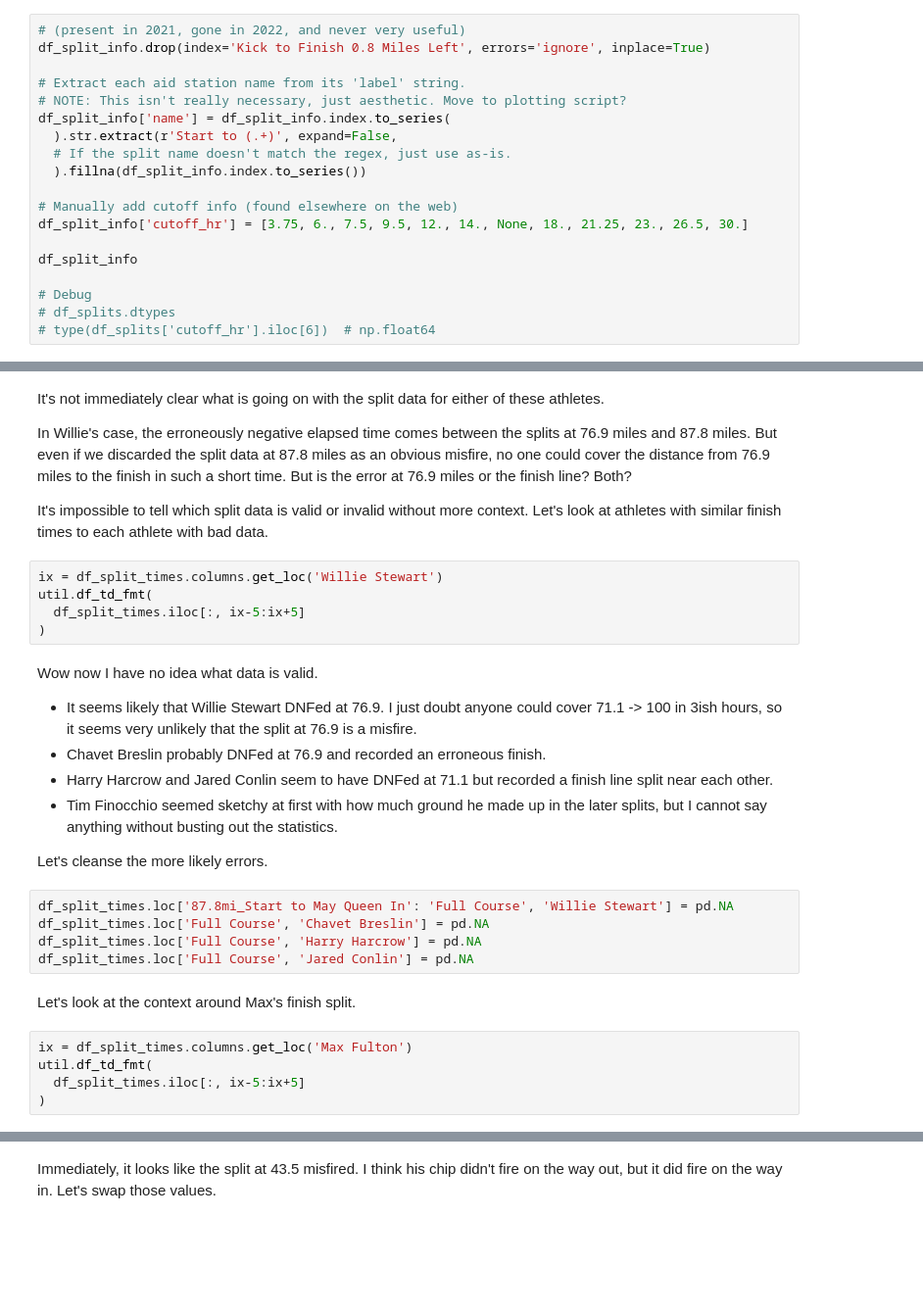
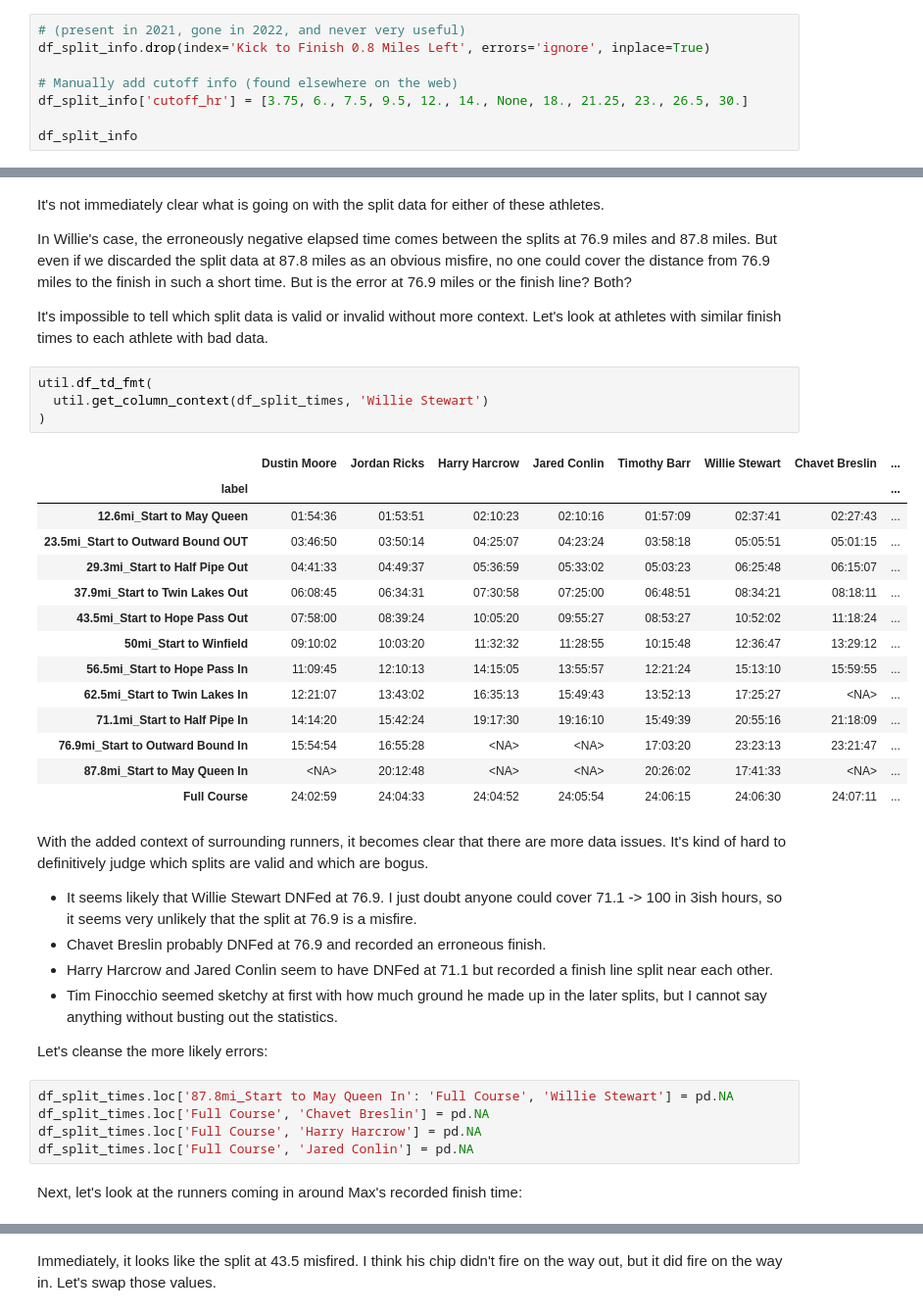
Before and after one commit to aaron-schroeder/leadville-analysis, a Jupyter notebook: 2019.ipynb, the cells around one changed output, grey strips where cells are left out. Shown at 98% size. Drawn from its saved outputs; the diff is of its cells as text; blank space fills up the shorter version.

```diff
--- a/2019.ipynb
+++ b/2019.ipynb
@@ -47,19 +78,8 @@ df_split_info = cleaners.process_df_split_info(df_split_info_raw)
 # %%
 # (present in 2021, gone in 2022, and never very useful)
 df_split_info.drop(index='Kick to Finish 0.8 Miles Left', errors='ignore', inplace=True)
-
-# Extract each aid station name from its 'label' string.
-# NOTE: This isn't really necessary, just aesthetic. Move to plotting script?
-df_split_info['name'] = df_split_info.index.to_series(
-  ).str.extract(r'Start to (.+)', expand=False,
-  # If the split name doesn't match the regex, just use as-is.
-  ).fillna(df_split_info.index.to_series())
 
 # Manually add cutoff info (found elsewhere on the web)
 df_split_info['cutoff_hr'] = [3.75, 6., 7.5, 9.5, 12., 14., None, 18., 21.25, 23., 26.5, 30.]
 
 df_split_info
-
-# Debug
-# df_splits.dtypes
-# type(df_splits['cutoff_hr'].iloc[6])  # np.float64
@@ -163,13 +259,28 @@ It's not immediately clear what is going on with the split data for either of th
 In Willie's case, the erroneously negative elapsed time comes between the splits at 76.9 miles and 87.8 miles. But even if we discarded the split data at 87.8 miles as an obvious misfire, no one could cover the distance from 76.9 miles to the finish in such a short time. But is the error at 76.9 miles or the finish line? Both?
 
 It's impossible to tell which split data is valid or invalid without more context. Let's look at athletes with similar finish times to each athlete with bad data.
-# %%
-ix = df_split_times.columns.get_loc('Willie Stewart')
-util.df_td_fmt(
-  df_split_times.iloc[:, ix-5:ix+5]
-)
+# %%
+util.df_td_fmt(
+  util.get_column_context(df_split_times, 'Willie Stewart')
+)
+# %% [output]
+|  | Dustin Moore | Jordan Ricks | Harry Harcrow | Jared Conlin | Timothy Barr | Willie Stewart | Chavet Breslin | ... |
+| label |  |  |  |  |  |  |  | ... |
+| 12.6mi_Start to May Queen | 01:54:36 | 01:53:51 | 02:10:23 | 02:10:16 | 01:57:09 | 02:37:41 | 02:27:43 | ... |
+| 23.5mi_Start to Outward Bound OUT | 03:46:50 | 03:50:14 | 04:25:07 | 04:23:24 | 03:58:18 | 05:05:51 | 05:01:15 | ... |
+| 29.3mi_Start to Half Pipe Out | 04:41:33 | 04:49:37 | 05:36:59 | 05:33:02 | 05:03:23 | 06:25:48 | 06:15:07 | ... |
+| 37.9mi_Start to Twin Lakes Out | 06:08:45 | 06:34:31 | 07:30:58 | 07:25:00 | 06:48:51 | 08:34:21 | 08:18:11 | ... |
+| 43.5mi_Start to Hope Pass Out | 07:58:00 | 08:39:24 | 10:05:20 | 09:55:27 | 08:53:27 | 10:52:02 | 11:18:24 | ... |
+| 50mi_Start to Winfield | 09:10:02 | 10:03:20 | 11:32:32 | 11:28:55 | 10:15:48 | 12:36:47 | 13:29:12 | ... |
+| 56.5mi_Start to Hope Pass In | 11:09:45 | 12:10:13 | 14:15:05 | 13:55:57 | 12:21:24 | 15:13:10 | 15:59:55 | ... |
+| 62.5mi_Start to Twin Lakes In | 12:21:07 | 13:43:02 | 16:35:13 | 15:49:43 | 13:52:13 | 17:25:27 | <NA> | ... |
+| 71.1mi_Start to Half Pipe In | 14:14:20 | 15:42:24 | 19:17:30 | 19:16:10 | 15:49:39 | 20:55:16 | 21:18:09 | ... |
+| 76.9mi_Start to Outward Bound In | 15:54:54 | 16:55:28 | <NA> | <NA> | 17:03:20 | 23:23:13 | 23:21:47 | ... |
+| 87.8mi_Start to May Queen In | <NA> | 20:12:48 | <NA> | <NA> | 20:26:02 | 17:41:33 | <NA> | ... |
+| Full Course | 24:02:59 | 24:04:33 | 24:04:52 | 24:05:54 | 24:06:15 | 24:06:30 | 24:07:11 | ... |
 # %% [markdown]
-Wow now I have no idea what data is valid.
+With the added context of surrounding runners, it becomes clear that there are more data issues.
+It's kind of hard to definitively judge which splits are valid and which are bogus.
 
 * It seems likely that Willie Stewart DNFed at 76.9. I just doubt anyone could cover 71.1 -> 100 in 3ish hours,
   so it seems very unlikely that the split at 76.9 is a misfire.
@@ -178,16 +289,11 @@ Wow now I have no idea what data is valid.
 * Tim Finocchio seemed sketchy at first with how much ground he made up in the later splits, but I
   cannot say anything without busting out the statistics.
 
-Let's cleanse the more likely errors.
+Let's cleanse the more likely errors:
 # %%
 df_split_times.loc['87.8mi_Start to May Queen In': 'Full Course', 'Willie Stewart'] = pd.NA
 df_split_times.loc['Full Course', 'Chavet Breslin'] = pd.NA
 df_split_times.loc['Full Course', 'Harry Harcrow'] = pd.NA
 df_split_times.loc['Full Course', 'Jared Conlin'] = pd.NA
 # %% [markdown]
-Let's look at the context around Max's finish split.
+Next, let's look at the runners coming in around Max's recorded finish time:
-# %%
-ix = df_split_times.columns.get_loc('Max Fulton')
-util.df_td_fmt(
-  df_split_times.iloc[:, ix-5:ix+5]
-)
```
Also changed, not shown: parts of 39 cells of this notebook, 9 other files.
